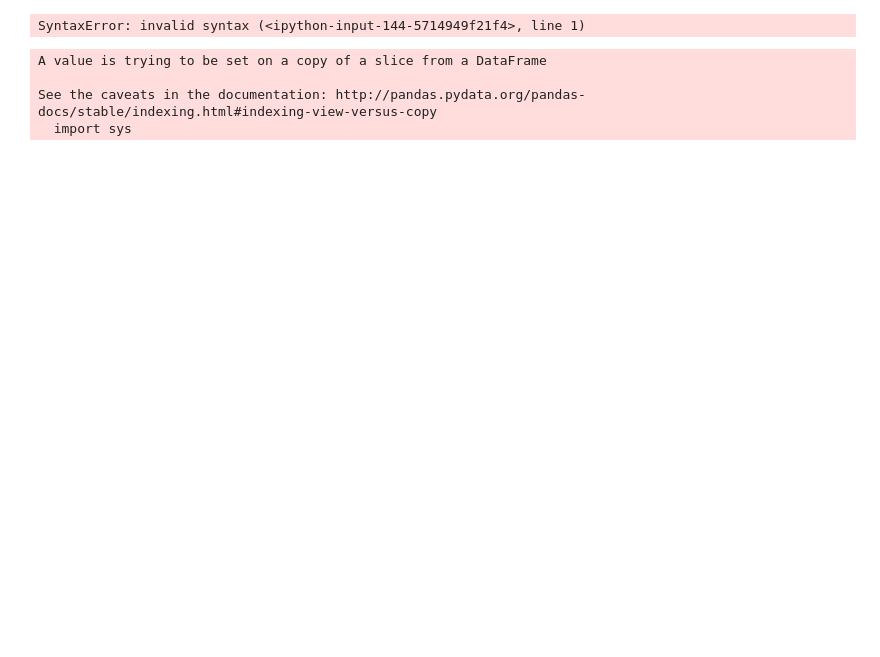
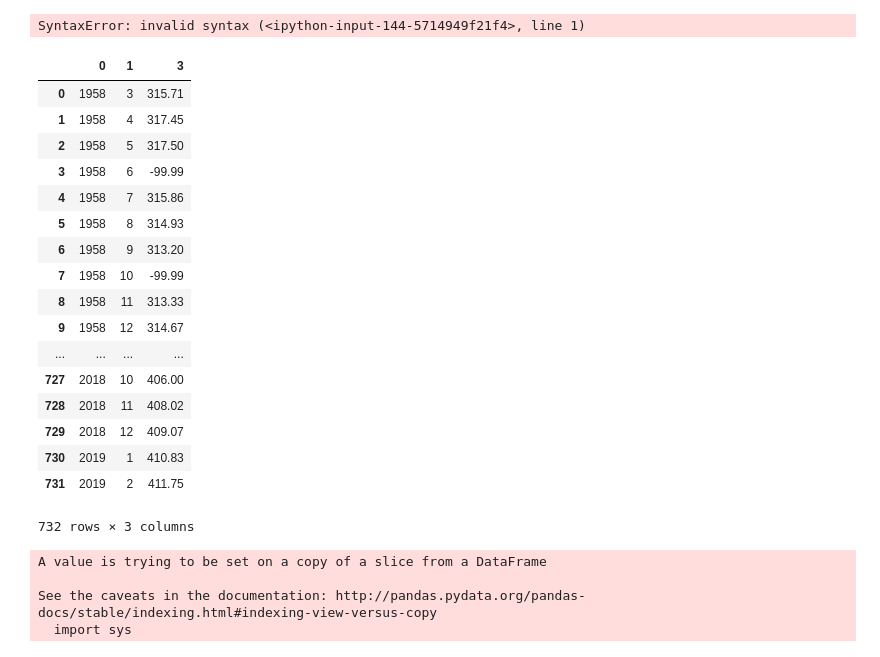
Before and after one commit to johnmarkdaniels/dc_ds_04_22_19, a Jupyter notebook: module_1/module_1_warmups/week_1/my_solutions/daniels_thursday_warmup.ipynb, the cells around one changed output. Cells and saved outputs as stored; diff of their text form; code cells hidden in the pictures; blank space fills up the shorter version.

```diff
--- a/module_1/module_1_warmups/week_1/my_solutions/daniels_thursday_warmup.ipynb
+++ b/module_1/module_1_warmups/week_1/my_solutions/daniels_thursday_warmup.ipynb
@@ -36,7 +36,26 @@ co2_data = pd.read_csv('co2_mm_mlo.csv', delim_whitespace=True, header=None)
 # %%
 # Question 2
 
-#co2_data[[0,1,3]]
+co2_data[[0,1,3]]
+# %% [output]
+|  | 0 | 1 | 3 |
+| 0 | 1958 | 3 | 315.71 |
+| 1 | 1958 | 4 | 317.45 |
+| 2 | 1958 | 5 | 317.50 |
+| 3 | 1958 | 6 | -99.99 |
+| 4 | 1958 | 7 | 315.86 |
+| 5 | 1958 | 8 | 314.93 |
+| 6 | 1958 | 9 | 313.20 |
+| 7 | 1958 | 10 | -99.99 |
+| 8 | 1958 | 11 | 313.33 |
+| 9 | 1958 | 12 | 314.67 |
+| ... | ... | ... | ... |
+| 727 | 2018 | 10 | 406.00 |
+| 728 | 2018 | 11 | 408.02 |
+| 729 | 2018 | 12 | 409.07 |
+| 730 | 2019 | 1 | 410.83 |
+| 731 | 2019 | 2 | 411.75 |
+732 rows × 3 columns
 # %%
 # Question 3
 
```
Also changed, not shown: parts of 4 cells of this notebook, 2 other files.
